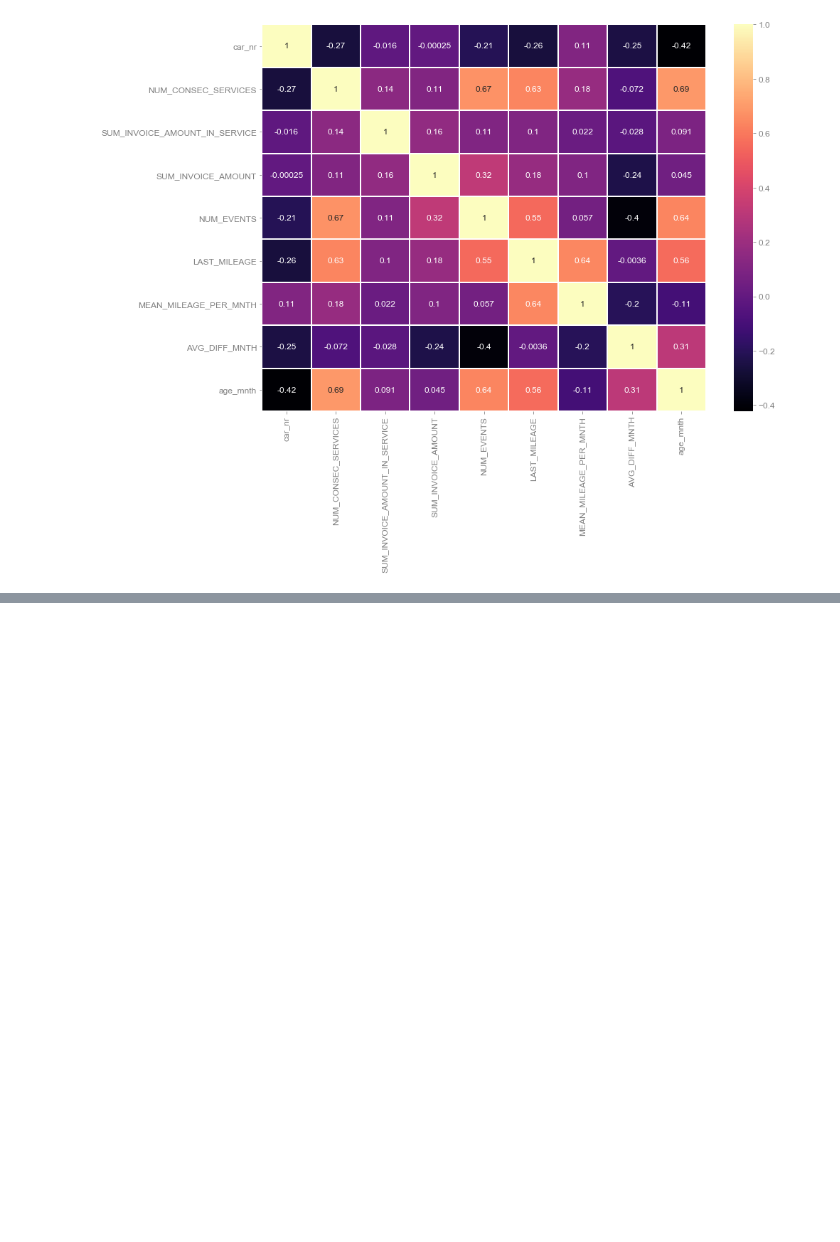
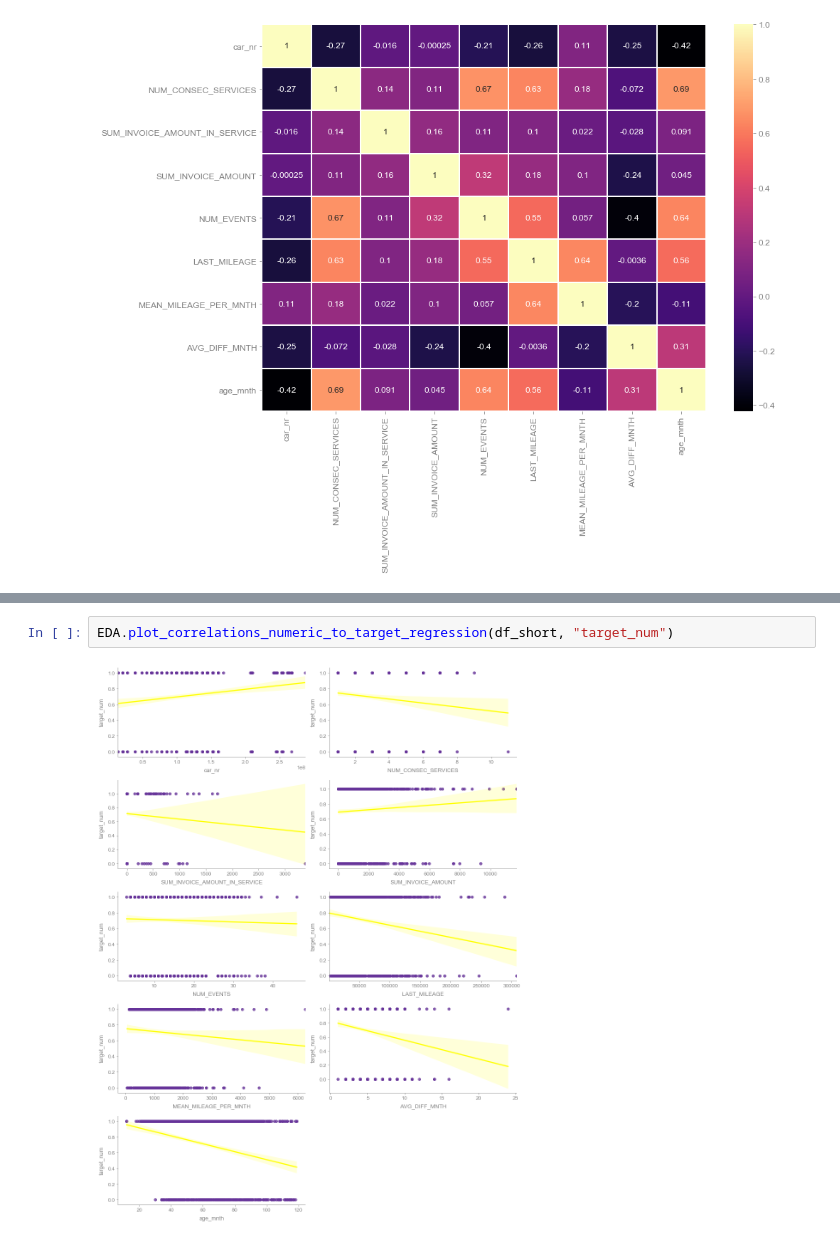
Before and after one commit to rbuerki/codebook, a Jupyter notebook: dev/dev_EDA.ipynb, the cells around one changed output, grey strips where cells are left out. Cells and saved outputs as stored; diff of their text form; blank space fills up the shorter version.

```diff
--- a/dev/dev_EDA.ipynb
+++ b/dev/dev_EDA.ipynb
@@ -130,0 +138,4 @@ EDA.plot_correlations_full_heatmap(df.iloc[:, :15])
+# %%
+EDA.plot_correlations_numeric_to_target_regression(df_short, "target_num")
+# %% [output]
+[figure, added]
```
Also changed, not shown: parts of 6 cells of this notebook, 1 other file.
